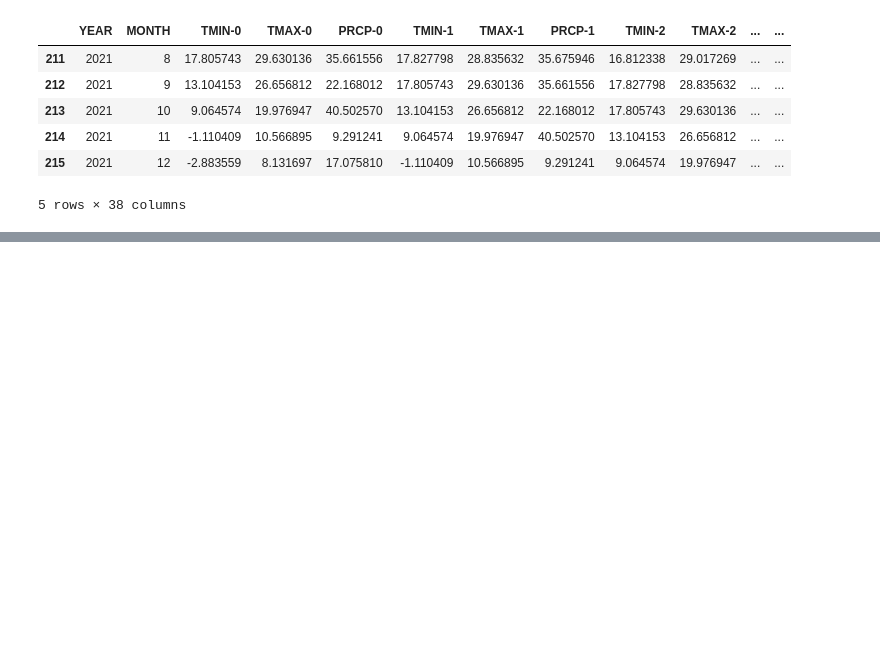
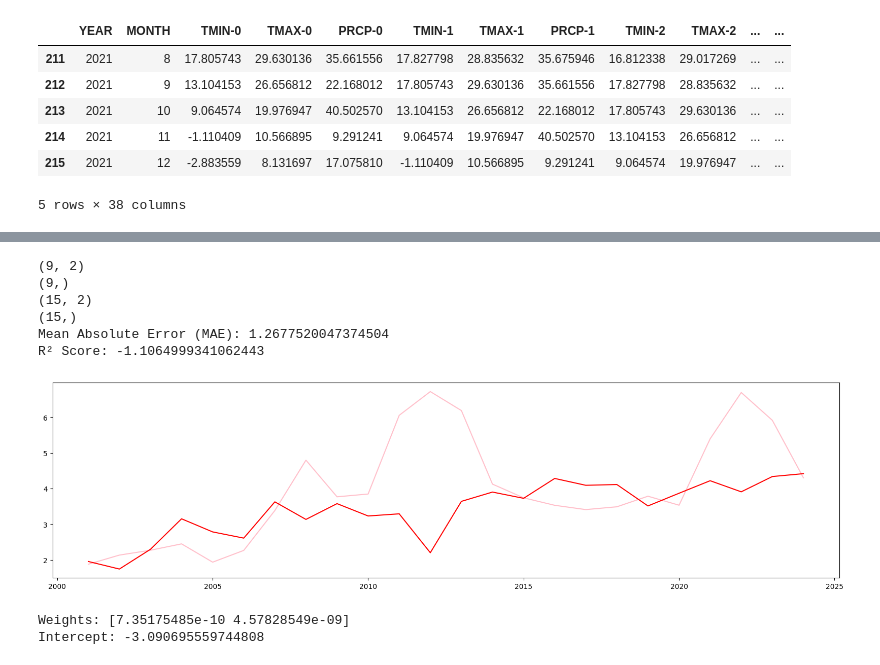
Before and after one commit to mkowa2/Data_Bandits_CS418, a Jupyter notebook: src/ml.ipynb, the cells around one changed output, grey strips where cells are left out. Saved outputs shown, nothing was run; the diff lists cells and outputs as text; code cells hidden in the pictures; blank space fills up the shorter version.

Commit message:
add price production regression

```diff
--- a/src/ml.ipynb
+++ b/src/ml.ipynb
@@ -196,0 +243,3 @@ X.tail()
+# %%
+price = cpm[["YEAR","PRICE"]].groupby(["YEAR"]).mean().reset_index()
+print(price)
@@ -196,0 +264,43 @@ X.tail()
+# %%
+split_year = 2010
+X_train = production[production["YEAR"]<split_year][["PRODUCTION","ACRES"]]
+y_train = price[price["YEAR"]<split_year]['PRICE']
+X_test =  production[production["YEAR"]>=split_year][["PRODUCTION","ACRES"]]
+y_test = price[price["YEAR"]>=split_year]['PRICE']
+
+print(X_train.shape)
+print(y_train.shape)
+print(X_test.shape)
+print(y_test.shape)
+
+model = LinearRegression()
+model.fit(X_train, y_train)
+y_pred = model.predict(X_test)
+
+mae = mean_absolute_error(y_test, y_pred)
+r2 = r2_score(y_test, y_pred)
+
+print("Mean Absolute Error (MAE):", mae)
+print("R² Score:", r2)
+
+date = price['YEAR']
+y_pred = model.predict(production[["PRODUCTION","ACRES"]])
+plt.figure(figsize=(20, 5))
+plt.plot(date,price['PRICE'],color="pink")
+plt.plot(date,y_pred,color="red")
+plt.show()
+
+weights = model.coef_
+intercept = model.intercept_
+print("Weights:", weights)
+print("Intercept:", intercept)
+# %% [output]
+(9, 2)
+(9,)
+(15, 2)
+(15,)
+Mean Absolute Error (MAE): 1.2677520047374504
+R² Score: -1.1064999341062443
+[figure, added]
+Weights: [7.35175485e-10 4.57828549e-09]
+Intercept: -3.090695559744808
```
Also changed, not shown: parts of 4 cells of this notebook.
